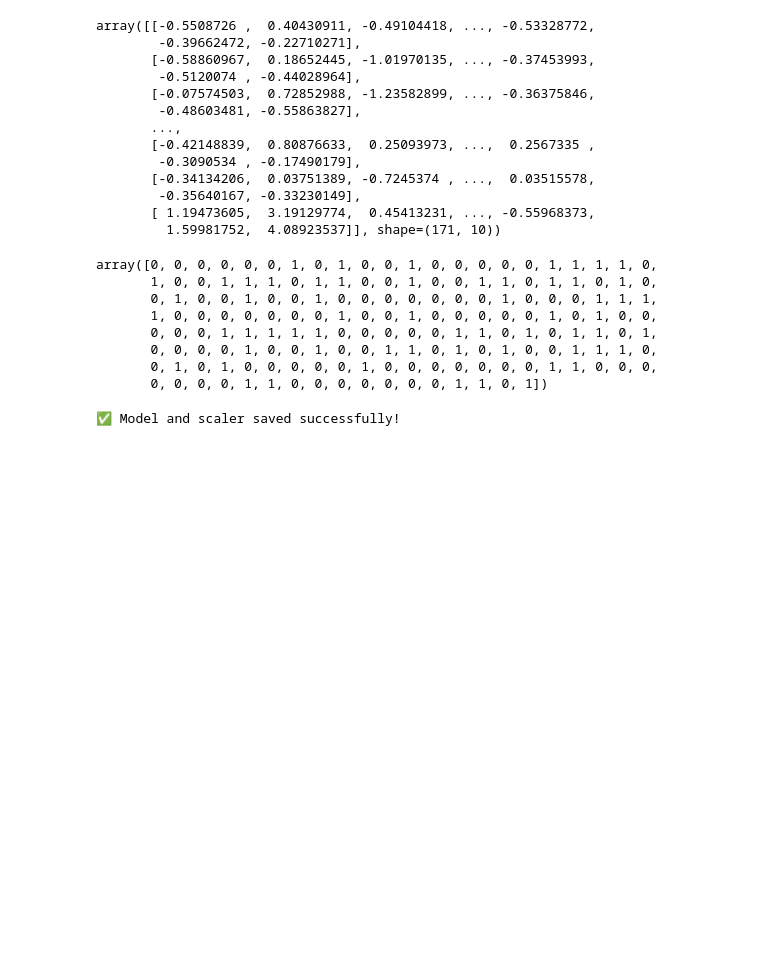
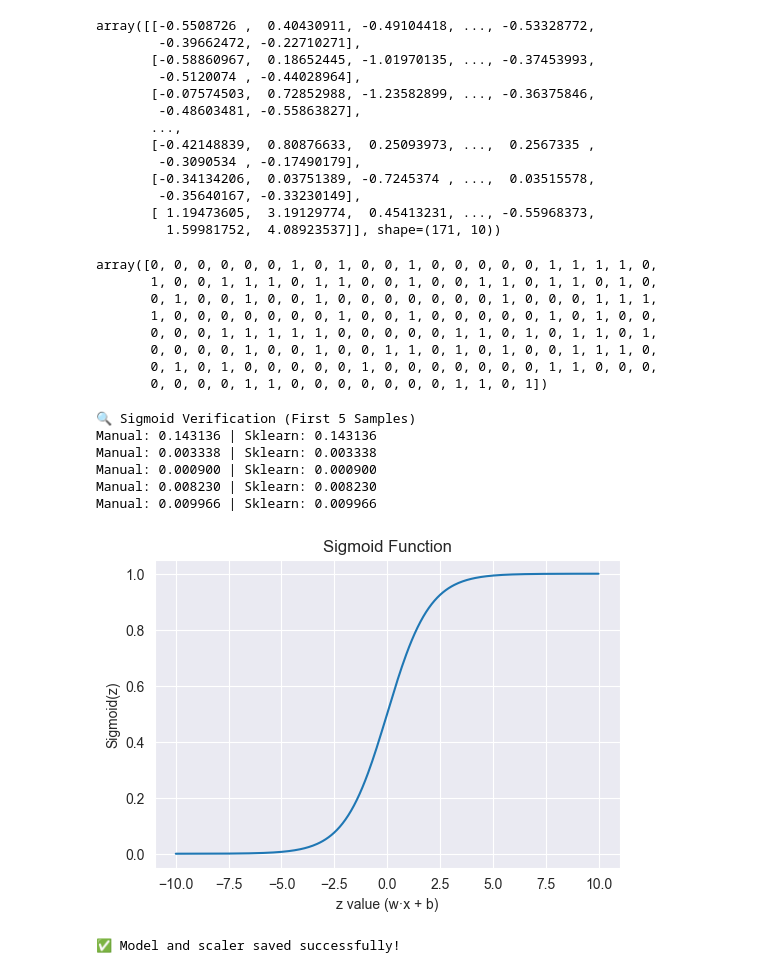
Before and after one commit to rezgui-yessin/cancer-breast-v2, a Jupyter notebook: sample.ipynb, the cells around one changed output. Saved outputs shown, nothing was run; the diff lists cells and outputs as text; code cells hidden in the pictures; blank space fills up the shorter version.

Commit message:
add sigmoid function and improve the chatboot

```diff
--- a/sample.ipynb
+++ b/sample.ipynb
@@ -218,6 +218,53 @@ array([0, 0, 0, 0, 0, 0, 1, 0, 1, 0, 0, 1, 0, 0, 0, 0, 0, 1, 1, 1, 1, 0,
        0, 0, 0, 0, 1, 0, 0, 1, 0, 0, 1, 1, 0, 1, 0, 1, 0, 0, 1, 1, 1, 0,
        0, 1, 0, 1, 0, 0, 0, 0, 0, 1, 0, 0, 0, 0, 0, 0, 0, 1, 1, 0, 0, 0,
        0, 0, 0, 0, 1, 1, 0, 0, 0, 0, 0, 0, 0, 1, 1, 0, 1])
+# %%
+
+# ==============================
+# SIGMOID FUNCTION (MANUAL)
+# ==============================
+def sigmoid(z):
+    return 1 / (1 + np.exp(-z))
+# %%
+# ==============================
+# MANUAL Z & SIGMOID CALCULATION
+# ==============================
+weights = log_model.coef_[0]
+bias = log_model.intercept_[0]
+
+z_values = np.dot(X_test, weights) + bias
+sigmoid_probs_manual = sigmoid(z_values)
+
+# Compare with sklearn probabilities
+sigmoid_probs_sklearn = log_model.predict_proba(X_test)[:, 1]
+
+print("\n🔍 Sigmoid Verification (First 5 Samples)")
+for i in range(5):
+    print(f"Manual: {sigmoid_probs_manual[i]:.6f} | Sklearn: {sigmoid_probs_sklearn[i]:.6f}")
+# %% [output]
+🔍 Sigmoid Verification (First 5 Samples)
+Manual: 0.143136 | Sklearn: 0.143136
+Manual: 0.003338 | Sklearn: 0.003338
+Manual: 0.000900 | Sklearn: 0.000900
+Manual: 0.008230 | Sklearn: 0.008230
+Manual: 0.009966 | Sklearn: 0.009966
+# %%
+# ==============================
+# SIGMOID CURVE VISUALIZATION
+# ==============================
+z_range = np.linspace(-10, 10, 300)
+sigmoid_curve = sigmoid(z_range)
+
+plt.figure(figsize=(6,4))
+plt.plot(z_range, sigmoid_curve)
+plt.xlabel("z value (w·x + b)")
+plt.ylabel("Sigmoid(z)")
+plt.title("Sigmoid Function")
+plt.grid(True)
+plt.savefig("charts/sigmoid_function.png", dpi=300)
+plt.show()
+# %% [output]
+[figure, added]
 # %%
 # ==============================
 # SAVE TRAINED MODEL & SCALER
```
Also changed, not shown: parts of 2 cells of this notebook, 5 other files.
